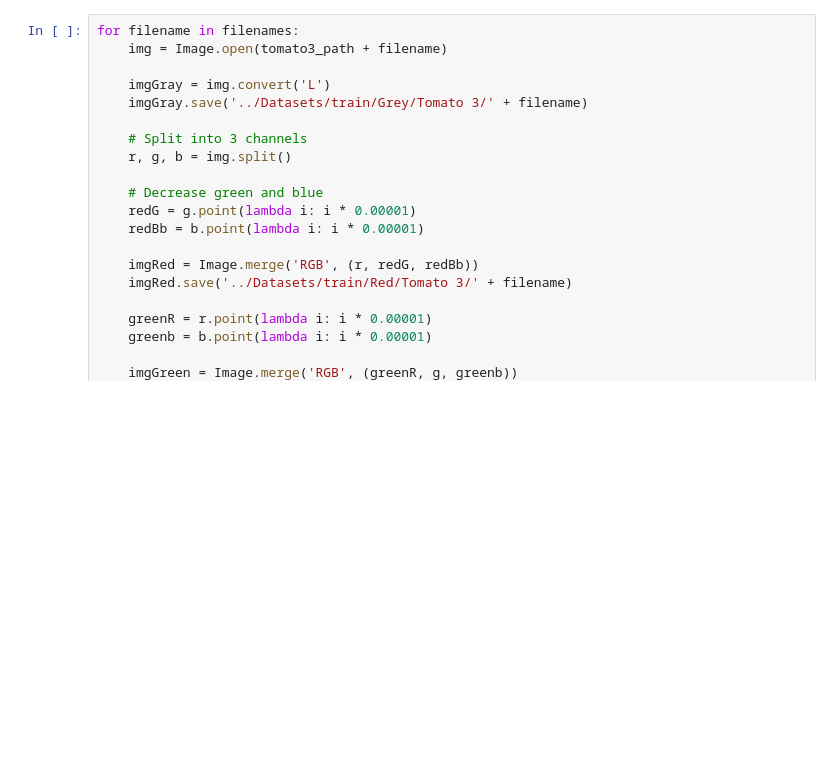
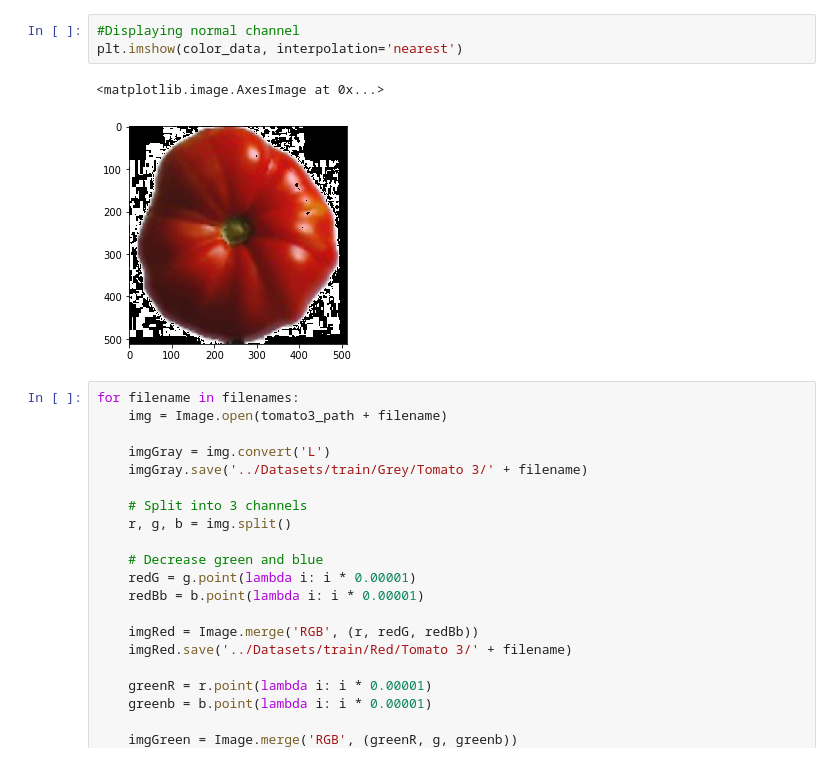
Before and after one commit to Jepp0103/AI_Exam, a Jupyter notebook: Notebooks/Split into different colors.ipynb, the cells around one changed output. Drawn from its saved outputs; the diff is of its cells as text; blank space fills up the shorter version.

```diff
--- a/Notebooks/Split into different colors.ipynb
+++ b/Notebooks/Split into different colors.ipynb
@@ -47,3 +83,9 @@ for element in data[0]:
+# %%
+#Displaying normal channel
+plt.imshow(color_data, interpolation='nearest')
+# %% [output]
+<matplotlib.image.AxesImage at 0x...>
+[figure, added]
 # %%
 for filename in filenames:
     img = Image.open(tomato3_path + filename)
```
Also changed, not shown: parts of 4 cells of this notebook.
